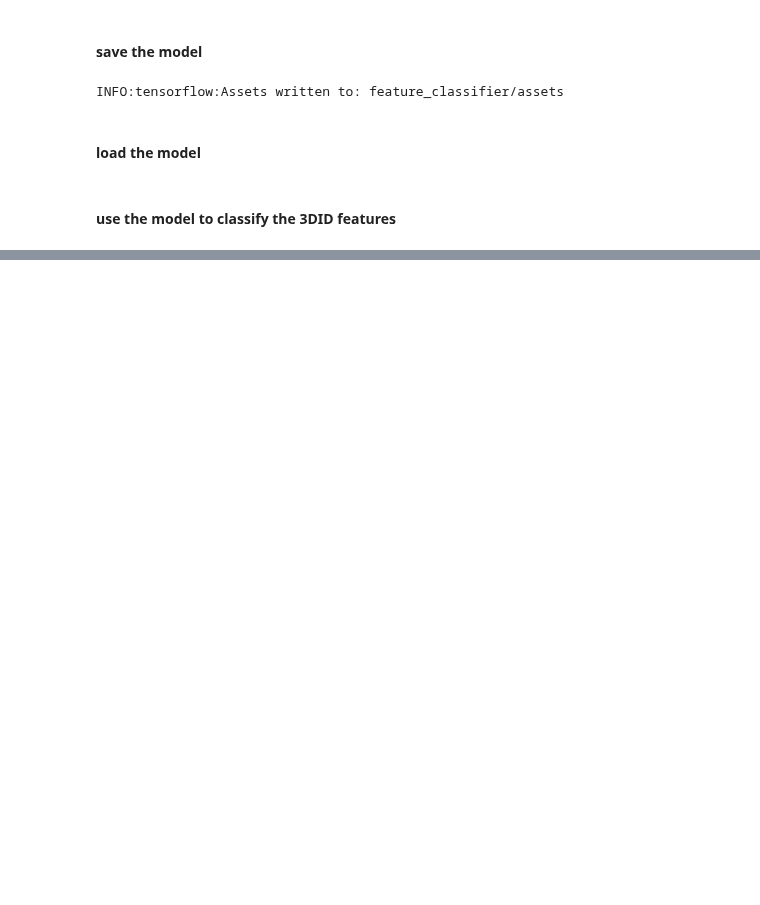
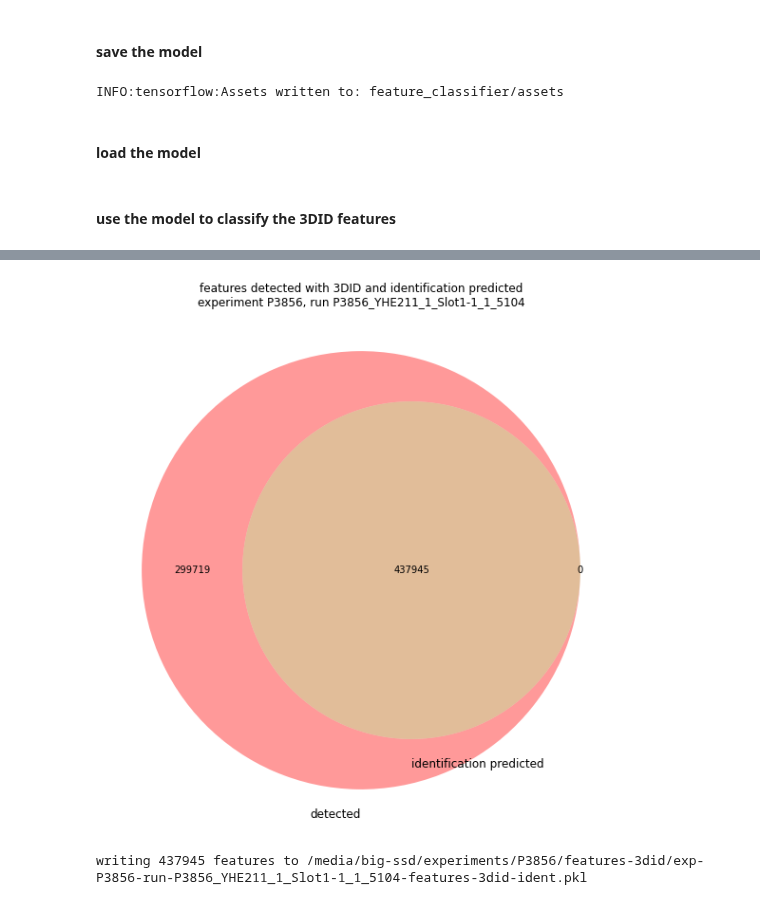
Before and after one commit to WEHI-Proteomics/tfde, a Jupyter notebook: notebooks/paper 4 - feature classifier.ipynb, the cells around one changed output, grey strips where cells are left out. Cells and saved outputs as stored; diff of their text form; code cells hidden in the pictures; blank space fills up the shorter version.

```diff
--- a/notebooks/paper 4 - feature classifier.ipynb
+++ b/notebooks/paper 4 - feature classifier.ipynb
@@ -213,0 +242,2 @@ reconstructed_model = keras.models.load_model("feature_classifier")
+# %%
+features_3did_df['prediction'] = predictions
@@ -213,0 +252,2 @@ reconstructed_model = keras.models.load_model("feature_classifier")
+# %%
+features_3did_df['identification_predicted'] = features_3did_df.apply(lambda row: row.prediction >= 0.5, axis=1)
@@ -213,0 +262,21 @@ reconstructed_model = keras.models.load_model("feature_classifier")
+# %%
+sets_d = {'detected':set(), 'identification predicted':set()}
+# %%
+sets_d['detected'] = set(features_3did_df.feature_id.tolist())
+sets_d['identification predicted'] = set(features_3did_df[(features_3did_df.identification_predicted == True)].feature_id.tolist())
+# %%
+import matplotlib.pyplot as plt
+from matplotlib_venn import venn2
+
+f, ax1 = plt.subplots()
+f.set_figheight(10)
+f.set_figwidth(15)
+
+plt.margins(0.06)
+plt.title('features detected with 3DID and identification predicted\nexperiment {}, run {}'.format(experiment_name, run_name))
+
+venn2([sets_d['detected'],sets_d['identification predicted']], ('detected','identification predicted'))
+
+plt.show()
+# %% [output]
+[figure, added]
@@ -213,0 +294,7 @@ reconstructed_model = keras.models.load_model("feature_classifier")
+# %%
+print('writing {} features to {}'.format(len(features_3did_df), FEATURES_3DID_IDENT_FILE))
+content_d = {'features_df':features_3did_df, 'metadata':info}
+with open(FEATURES_3DID_IDENT_FILE, 'wb') as handle:
+    pickle.dump(content_d, handle)
+# %% [output]
+writing 437945 features to /media/big-ssd/experiments/P3856/features-3did/exp-P3856-run-P3856_YHE211_1_Slot1-1_1_5104-features-3did-ident.pkl
```
Also changed, not shown: parts of 17 cells of this notebook, 5 other files.
